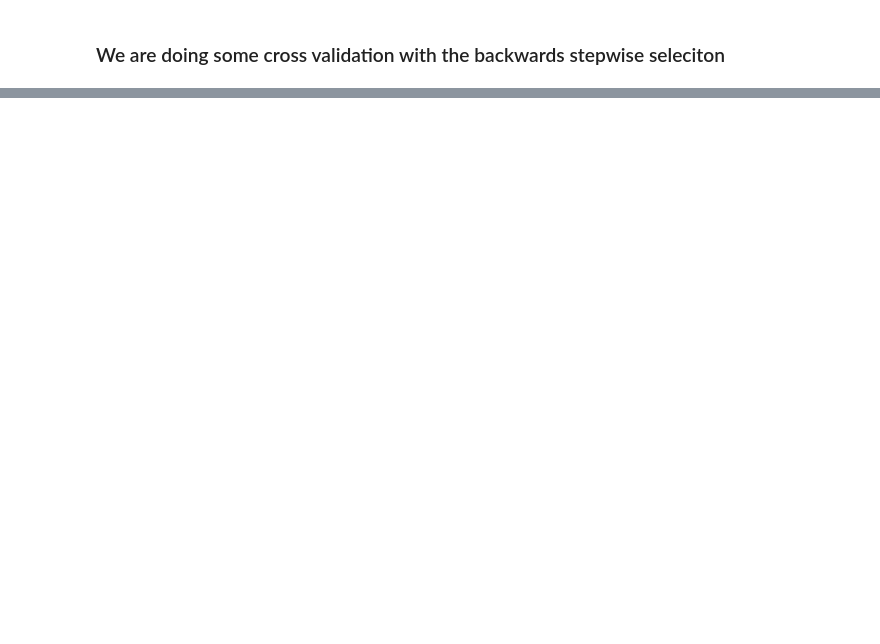
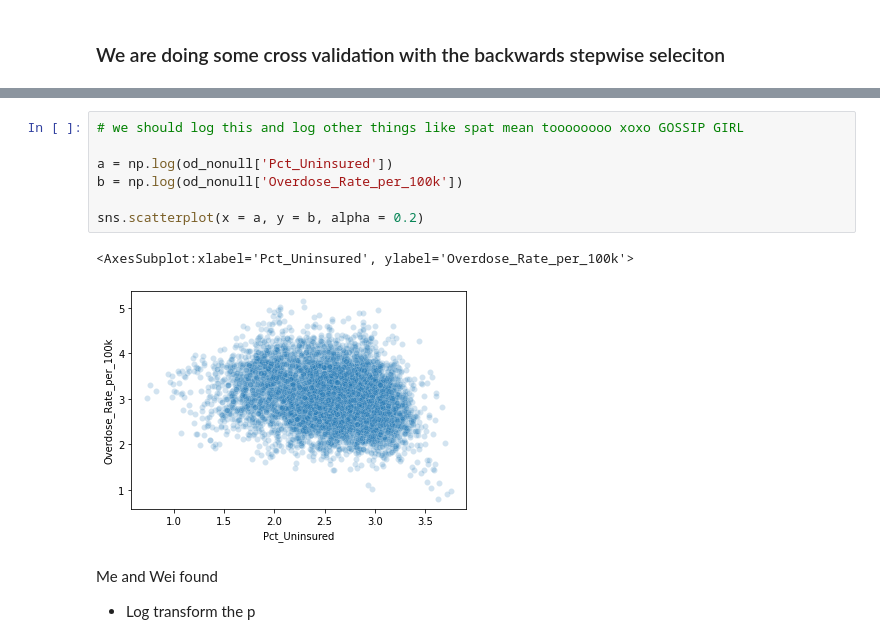
Before and after one commit to rhiannz/drugs, a Jupyter notebook: Analysis/Modeling/NEW_MODELING_OD.ipynb, the cells around one changed output, grey strips where cells are left out. Saved outputs shown, nothing was run; the diff lists cells and outputs as text; blank space fills up the shorter version.

```diff
--- a/Analysis/Modeling/NEW_MODELING_OD.ipynb
+++ b/Analysis/Modeling/NEW_MODELING_OD.ipynb
@@ -554,0 +821,13 @@ for i in best_sub:
+# %%
+# we should log this and log other things like spat mean toooooooo xoxo GOSSIP GIRL
+
+a = np.log(od_nonull['Pct_Uninsured'])
+b = np.log(od_nonull['Overdose_Rate_per_100k'])
+
+sns.scatterplot(x = a, y = b, alpha = 0.2)
+# %% [output]
+<AxesSubplot:xlabel='Pct_Uninsured', ylabel='Overdose_Rate_per_100k'>
+[figure, added]
+# %% [markdown]
+Me and Wei found
+ - Log transform the p
```
Also changed, not shown: parts of 22 cells of this notebook, 1 other file.
